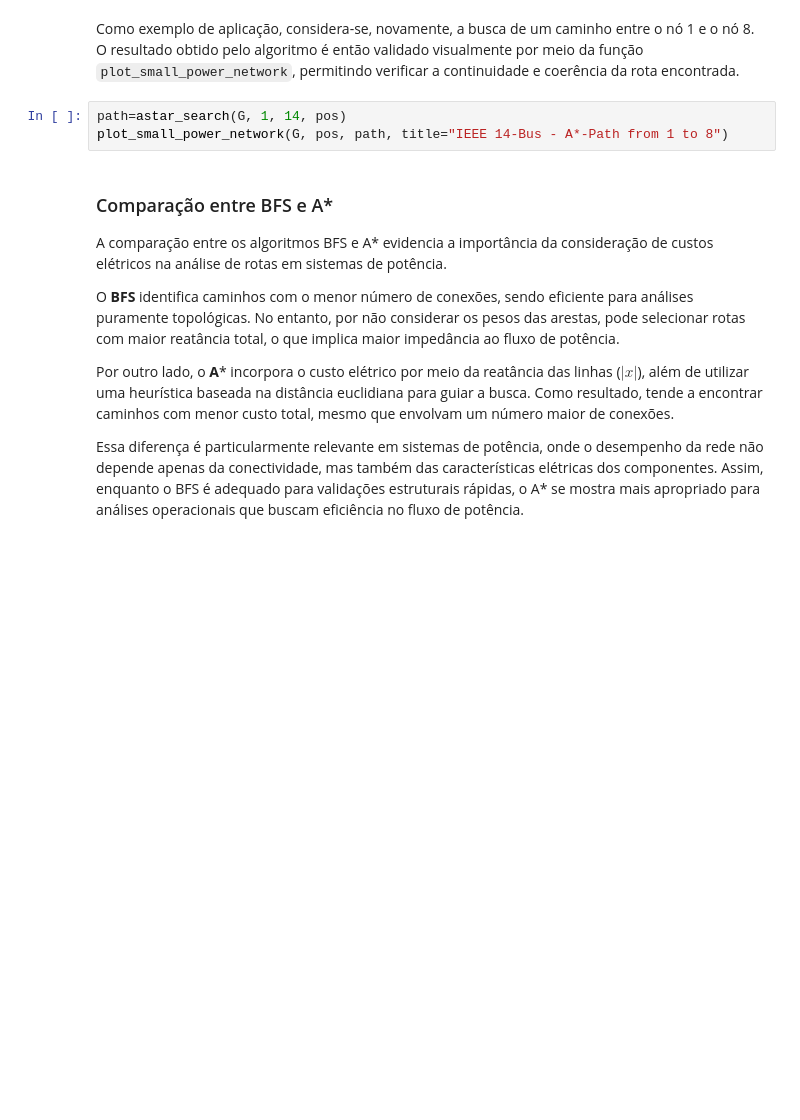
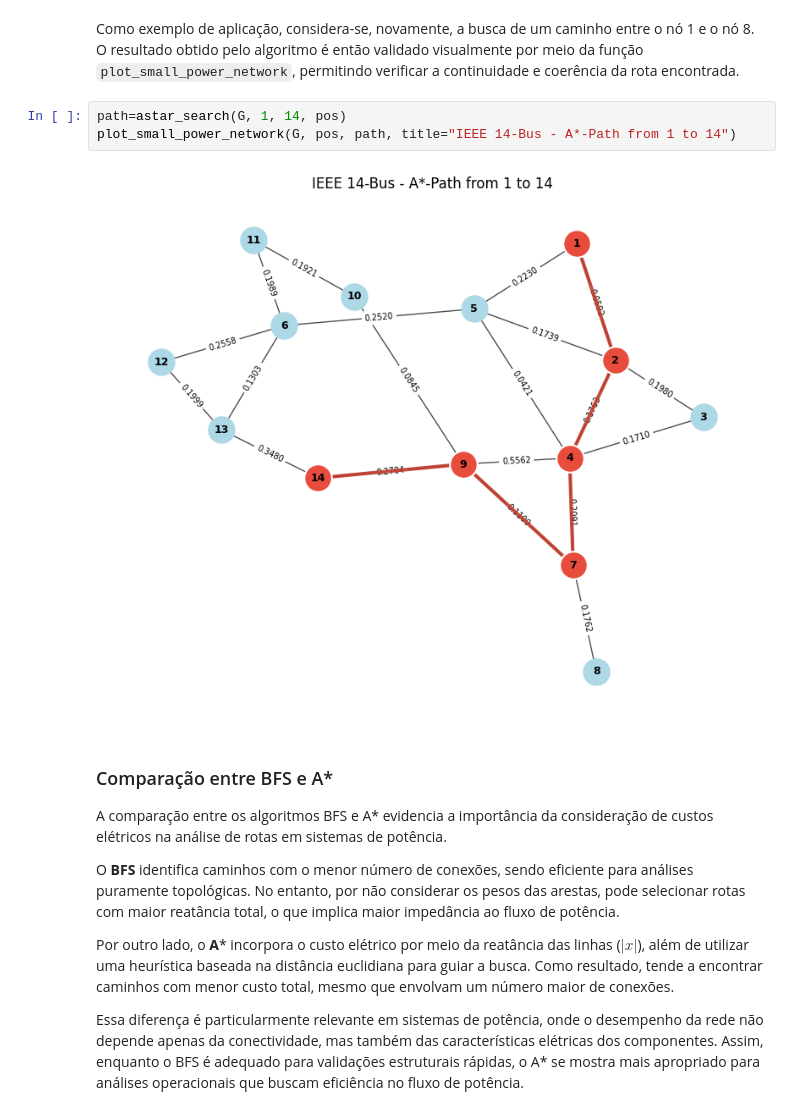
Before and after one commit to LucasDuarte026/electric_grid_graph, a Jupyter notebook: BusNetworkSearch.ipynb, the cells around one changed output. Drawn from its saved outputs; the diff is of its cells as text; blank space fills up the shorter version.

```diff
--- a/BusNetworkSearch.ipynb
+++ b/BusNetworkSearch.ipynb
@@ -553,7 +559,9 @@ def astar_search(graph, start, goal, pos):
 Como exemplo de aplicação, considera-se, novamente, a busca de um caminho entre o nó 1 e o nó 8. O resultado obtido pelo algoritmo é então validado visualmente por meio da função `plot_small_power_network`, permitindo verificar a continuidade e coerência da rota encontrada.
 # %%
 path=astar_search(G, 1, 14, pos)
-plot_small_power_network(G, pos, path, title="IEEE 14-Bus - A*-Path from 1 to 8")
+plot_small_power_network(G, pos, path, title="IEEE 14-Bus - A*-Path from 1 to 14")
+# %% [output]
+[figure, added]
 # %% [markdown]
 ### Comparação entre BFS e A*
 
```
Also changed, not shown: parts of 11 cells of this notebook, 8 other files.
